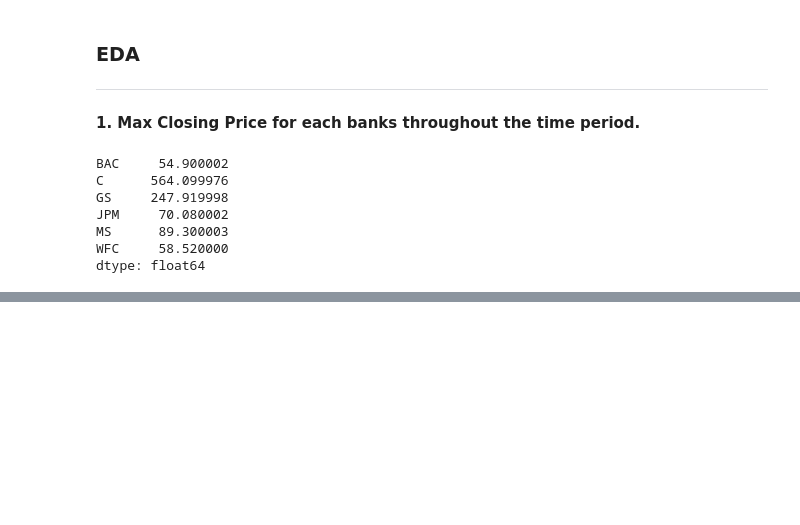
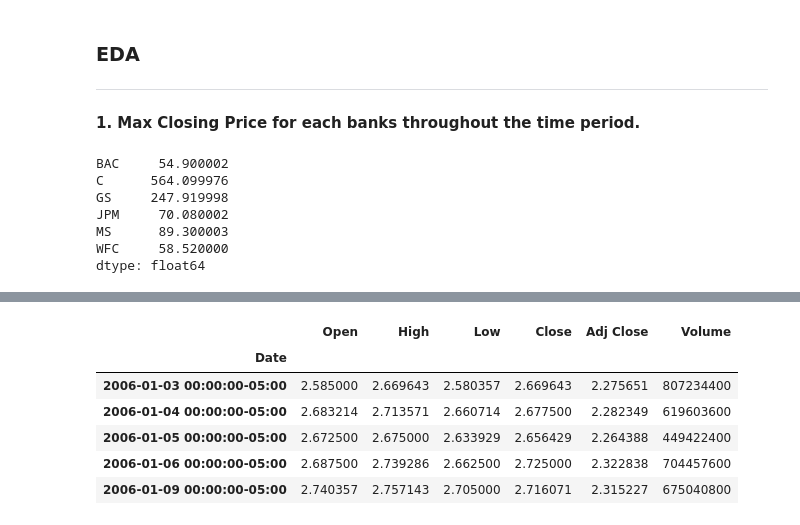
Before and after one commit to aamirmohiuddin38/Python---Data-Analysis, a Jupyter notebook: EDA Projects/Finance Data Project.ipynb, the cells around one changed output, grey strips where cells are left out. Cells and saved outputs as stored; diff of their text form; code cells hidden in the pictures; blank space fills up the shorter version.

```diff
--- a/EDA Projects/Finance Data Project.ipynb
+++ b/EDA Projects/Finance Data Project.ipynb
@@ -107,0 +134,10 @@ dtype: float64
+# %%
+AAPL.head()
+# %% [output]
+|  | Open | High | Low | Close | Adj Close | Volume |
+| Date |  |  |  |  |  |  |
+| 2006-01-03 00:00:00-05:00 | 2.585000 | 2.669643 | 2.580357 | 2.669643 | 2.275651 | 807234400 |
+| 2006-01-04 00:00:00-05:00 | 2.683214 | 2.713571 | 2.660714 | 2.677500 | 2.282349 | 619603600 |
+| 2006-01-05 00:00:00-05:00 | 2.672500 | 2.675000 | 2.633929 | 2.656429 | 2.264388 | 449422400 |
+| 2006-01-06 00:00:00-05:00 | 2.687500 | 2.739286 | 2.662500 | 2.725000 | 2.322838 | 704457600 |
+| 2006-01-09 00:00:00-05:00 | 2.740357 | 2.757143 | 2.705000 | 2.716071 | 2.315227 | 675040800 |
```
Also changed, not shown: parts of 14 cells of this notebook.
